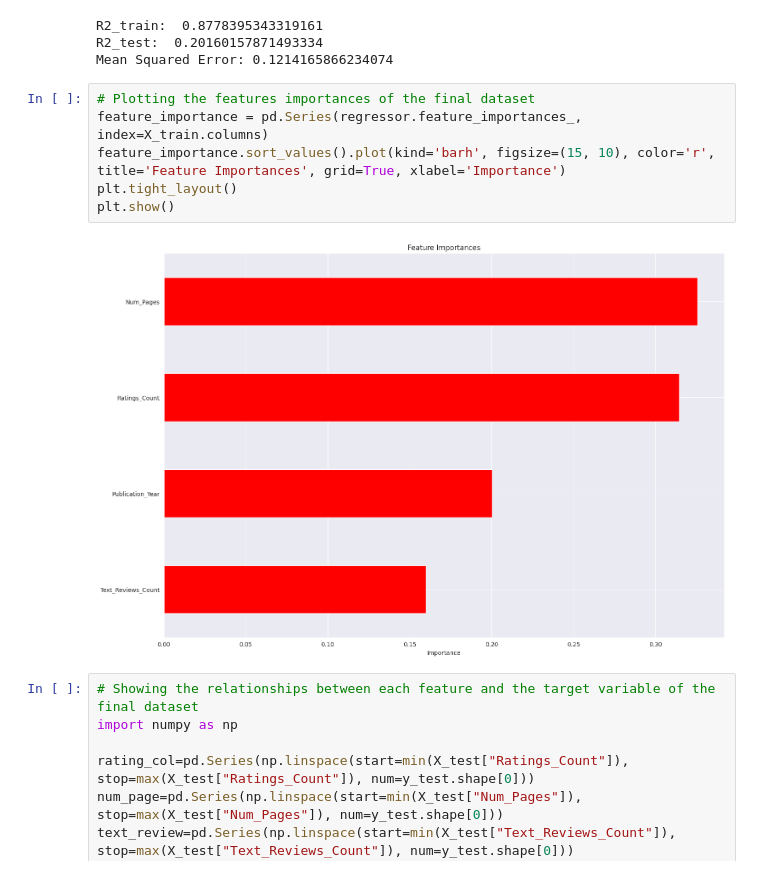
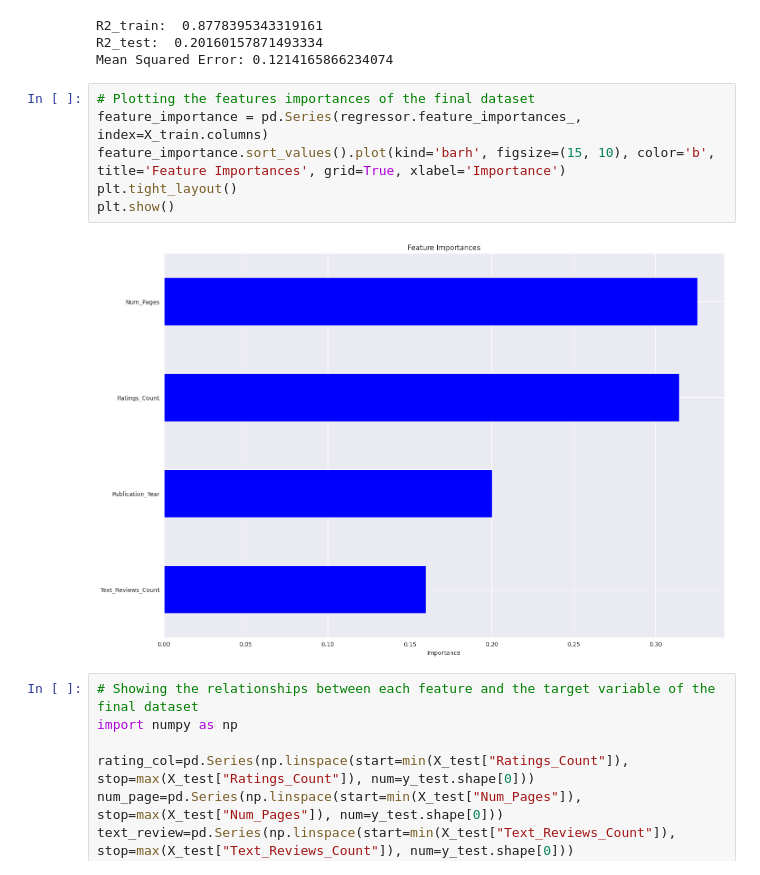
Before and after one commit to AlessiaProtti/DSBDA_project, a Jupyter notebook: Sandbox/Sandbox.ipynb, the cells around one changed output. Cells and saved outputs as stored; diff of their text form.

```diff
--- a/Sandbox/Sandbox.ipynb
+++ b/Sandbox/Sandbox.ipynb
@@ -442,11 +442,11 @@ Mean Squared Error: 0.1214165866234074
 # %%
 # Plotting the features importances of the final dataset
 feature_importance = pd.Series(regressor.feature_importances_, index=X_train.columns)
-feature_importance.sort_values().plot(kind='barh', figsize=(15, 10), color='r', title='Feature Importances', grid=True, xlabel='Importance')
+feature_importance.sort_values().plot(kind='barh', figsize=(15, 10), color='b', title='Feature Importances', grid=True, xlabel='Importance')
 plt.tight_layout()
 plt.show()
 # %% [output]
-[figure, old version]
+[figure, new version]
 # %%
 # Showing the relationships between each feature and the target variable of the final dataset
 import numpy as np
```
Also changed, not shown: parts of 4 cells of this notebook, 2 other files.
